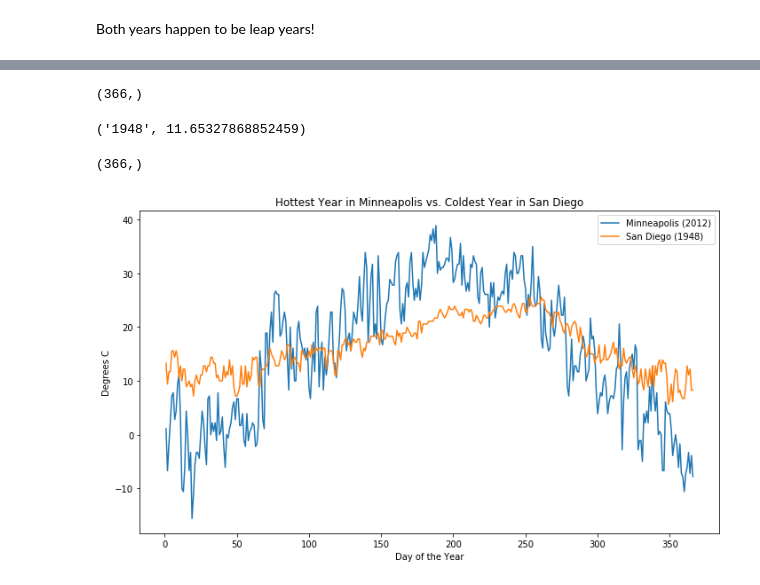
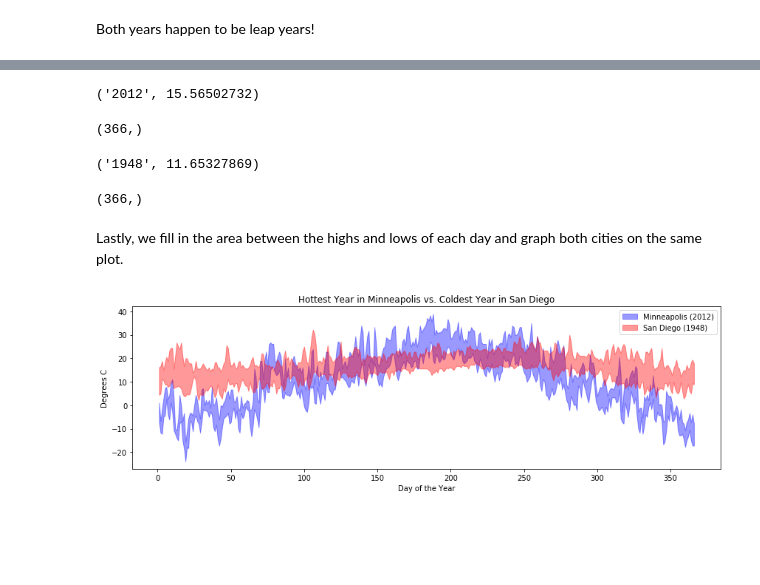
Before and after one commit to mstykow/weather, a Jupyter notebook: Weather Data Analysis.ipynb, the cells around one changed output, grey strips where cells are left out. Drawn from its saved outputs; the diff is of its cells as text; code cells hidden in the pictures; blank space fills up the shorter version.

```diff
--- a/Weather Data Analysis.ipynb
+++ b/Weather Data Analysis.ipynb
@@ -415,4 +415,6 @@ pp.tight_layout()
 As a last demonstration, we will find the year with the highest mean max. temperature in Minneapolis and plot it agains the year with the lowest mean min. temperature in San Diego. We begin by loading the data.
 # %%
 minneapolis_tmax = getobs('{}.dly'.format(datastations[2]),'TMAX')
+minneapolis_tmin = getobs('{}.dly'.format(datastations[2]),'TMIN')
+sandiego_tmax = getobs('{}.dly'.format(datastations[1]),'TMAX')
 sandiego_tmin = getobs('{}.dly'.format(datastations[1]),'TMIN')
@@ -481,2 +463,10 @@ def min_year(data):
+# %%
+def extreme_year(data,extreme):
+    if extreme == max:
+        record = np.argmax(data['value'])
+    elif extreme == min:
+        record = np.argmin(data['value'])
+    result = data[record]
+    return result
 # %% [markdown]
 Both years happen to be leap years!
@@ -487 +473,6 @@ max_year(minneapolis_mean_tmax_by_year)
+# %%
+minneapolis_warmest = extreme_year(minneapolis_mean_tmax_by_year,max)
+minneapolis_warmest
+# %% [output]
+('2012', 15.56502732)
 # %%
@@ -489,7 +480,8 @@ selectyear(minneapolis_tmax,2012).shape
 # %% [output]
 (366,)
-# %%
-min_year(sandiego_mean_tmin_by_year)
-# %% [output]
-('1948', 11.65327868852459)
+# %%
+sandiego_coldest = extreme_year(sandiego_mean_tmin_by_year,min)
+sandiego_coldest
+# %% [output]
+('1948', 11.65327869)
 # %%
@@ -498,14 +490,16 @@ selectyear(sandiego_tmin,1984).shape
 (366,)
 # %%
 days_leapyear = np.arange(1,365+2)
+# %% [markdown]
+Lastly, we fill in the area between the highs and lows of each day and graph both cities on the same plot.
 # %%
-pp.figure(figsize=(10,6))
-pp.plot(days_leapyear,selectyear(minneapolis_tmax,2012),label='Minneapolis (2012)')
-pp.plot(days_leapyear,selectyear(sandiego_tmin,1984),label='San Diego (1948)')
+pp.figure(figsize=(12,4))
+pp.fill_between(days_leapyear,selectyear(minneapolis_tmin,minneapolis_warmest[0]),selectyear(minneapolis_tmax,minneapolis_warmest[0]),label='Minneapolis ({})'.format(minneapolis_warmest[0]),color='b',alpha=0.4)
+pp.fill_between(days_leapyear,selectyear(sandiego_tmin,sandiego_coldest[0]),selectyear(sandiego_tmax,sandiego_coldest[0]),label='San Diego ({})'.format(sandiego_coldest[0]),color='r',alpha=0.4)
 pp.legend()
 pp.xlabel('Day of the Year')
 pp.ylabel('Degrees C')
 pp.title('Hottest Year in Minneapolis vs. Coldest Year in San Diego')
 pp.tight_layout()
 # %% [output]
-[figure, old version]
+[figure, new version]
```
Also changed, not shown: parts of 9 cells of this notebook.
